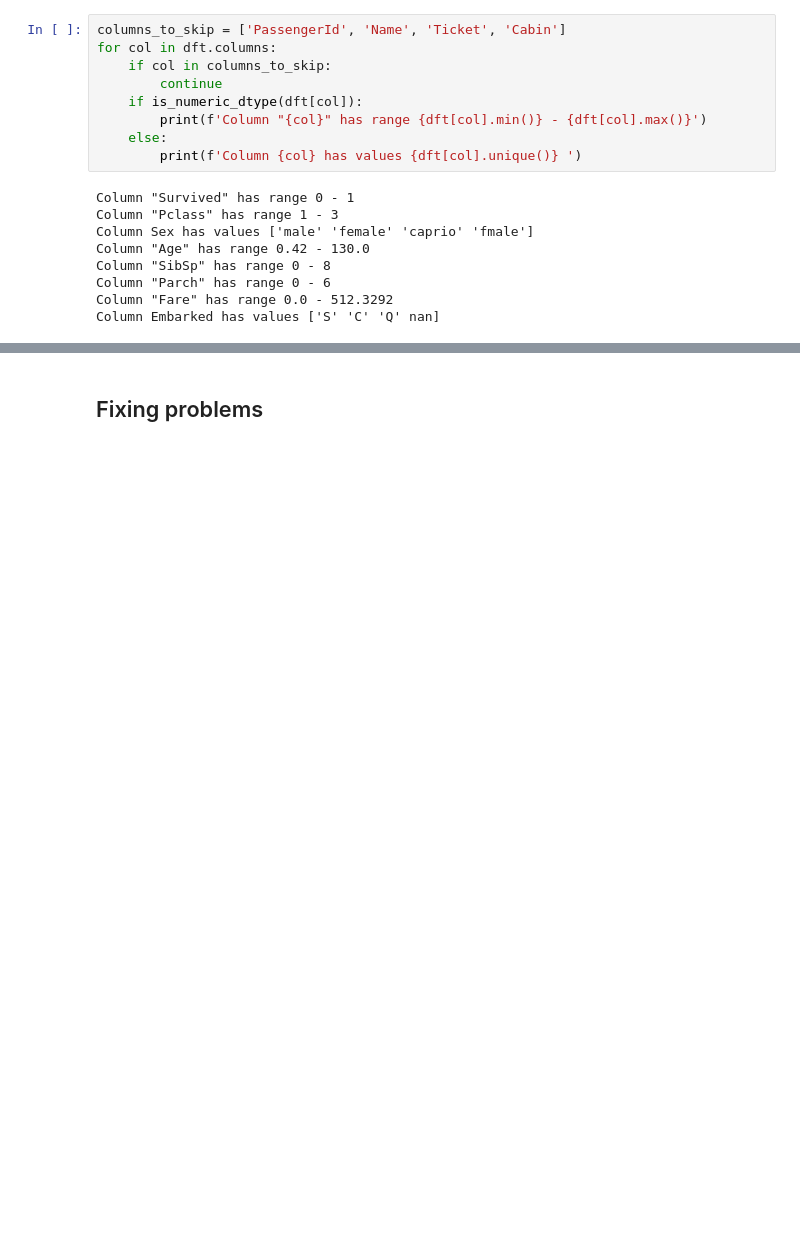
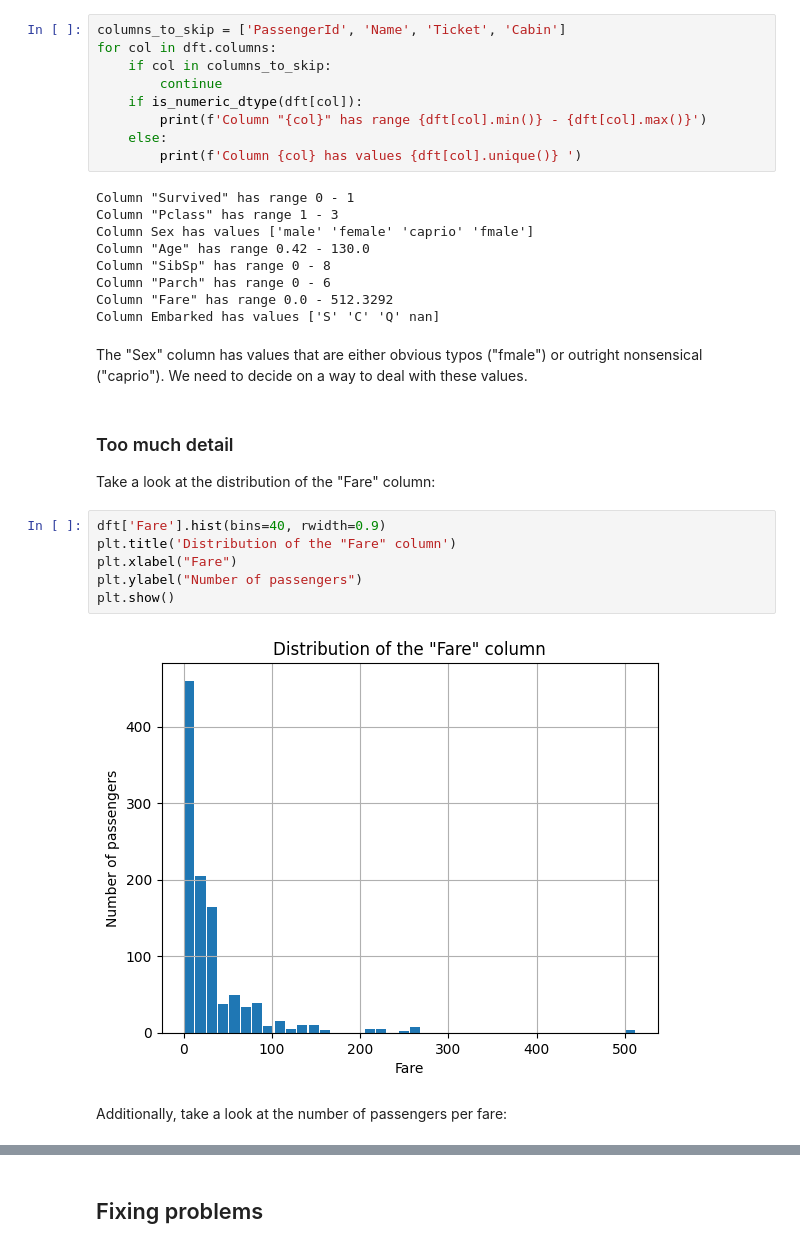
Before and after one commit to AIM-MADS-DATEXP/workshop-data-preparation, a Jupyter notebook: data_preparation.ipynb, the cells around one changed output, grey strips where cells are left out. Saved outputs shown, nothing was run; the diff lists cells and outputs as text; blank space fills up the shorter version.

```diff
--- a/data_preparation.ipynb
+++ b/data_preparation.ipynb
@@ -77,3 +86,19 @@ Column "SibSp" has range 0 - 8
 Column "Parch" has range 0 - 6
 Column "Fare" has range 0.0 - 512.3292
 Column Embarked has values ['S' 'C' 'Q' nan]
+# %% [markdown]
+The "Sex" column has values that are either obvious typos ("fmale") or outright nonsensical ("caprio"). We need to decide on a way to deal with these values.
+# %% [markdown]
+### Too much detail
+
+Take a look at the distribution of the "Fare" column:
+# %%
+dft['Fare'].hist(bins=40, rwidth=0.9)
+plt.title('Distribution of the "Fare" column')
+plt.xlabel("Fare")
+plt.ylabel("Number of passengers")
+plt.show()
+# %% [output]
+[figure, added]
+# %% [markdown]
+Additionally, take a look at the number of passengers per fare:
```
Also changed, not shown: parts of 21 cells of this notebook.
